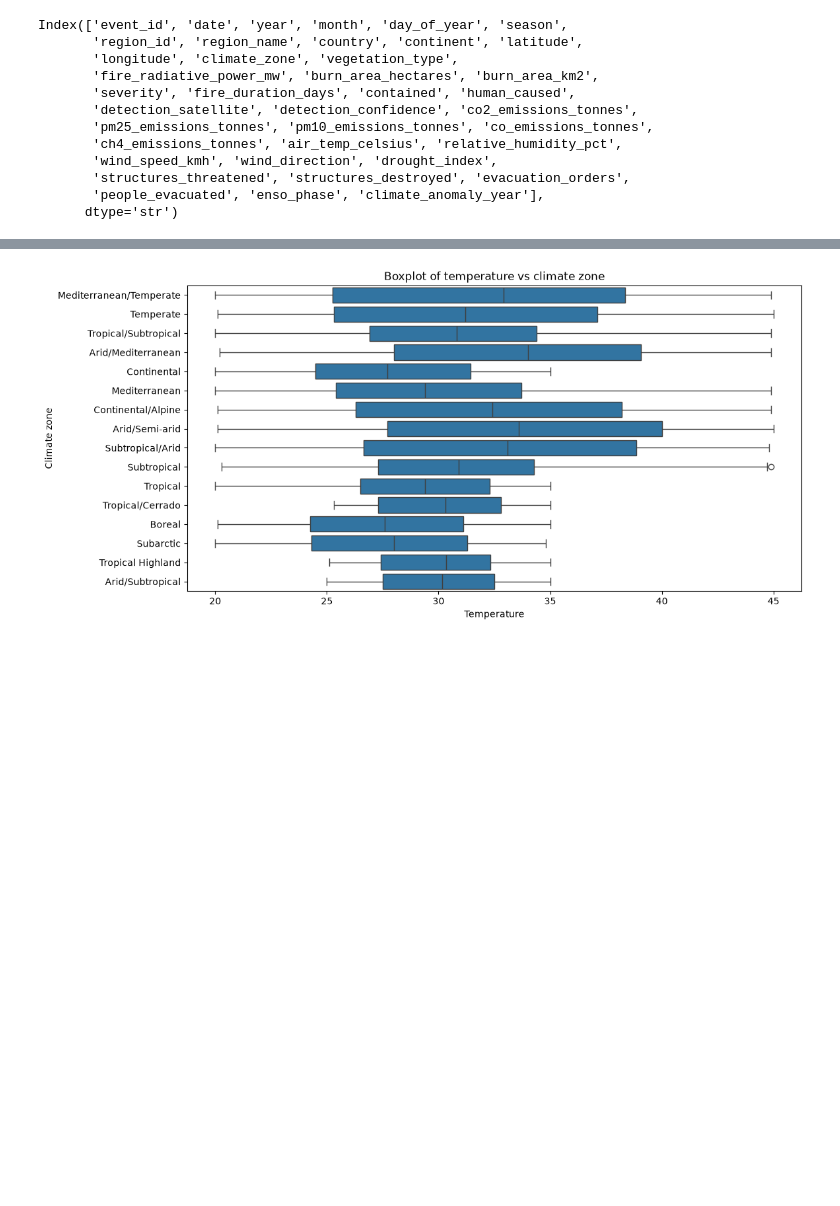
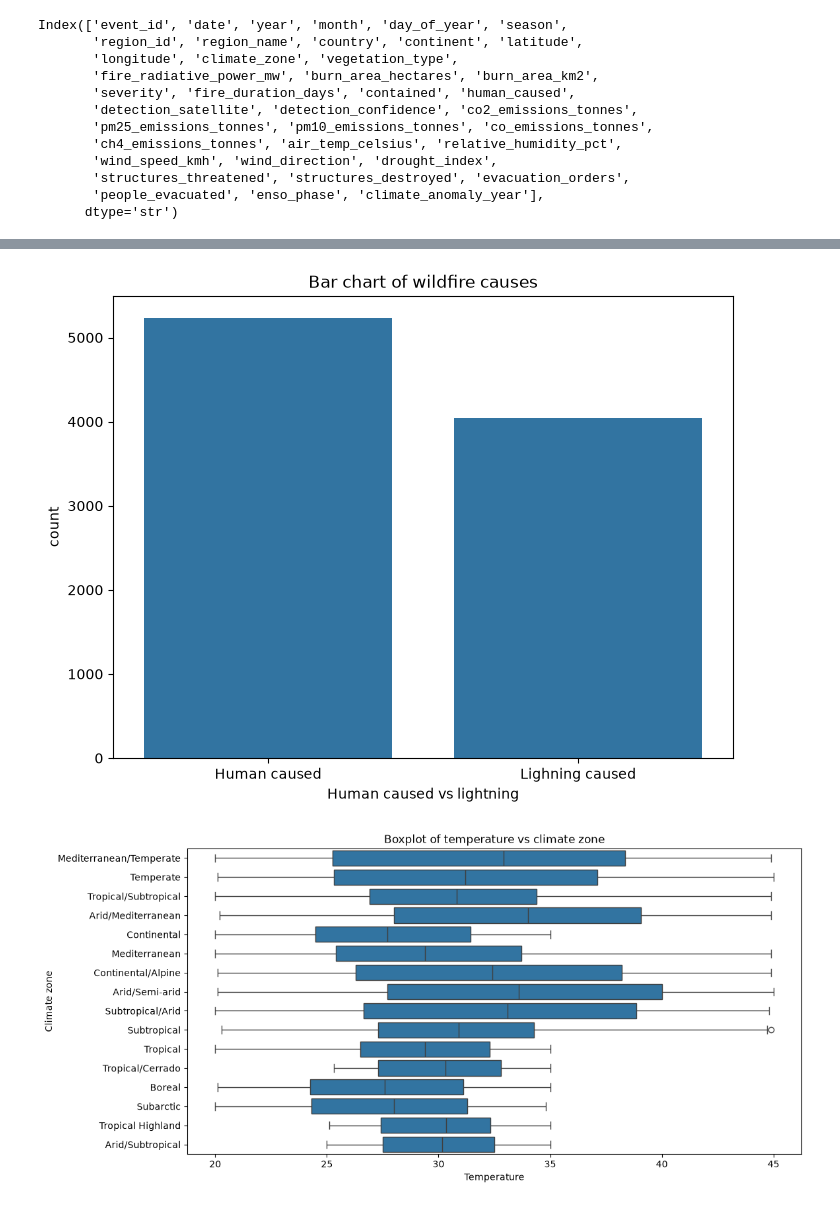
Before and after one commit to EdKinge/Wildfire-ML-Project, a Jupyter notebook: wildfire.ipynb, the cells around one changed output, grey strips where cells are left out. Saved outputs shown, nothing was run; the diff lists cells and outputs as text; code cells hidden in the pictures; blank space fills up the shorter version.

Commit message:
Human caused count plot

```diff
--- a/wildfire.ipynb
+++ b/wildfire.ipynb
@@ -69,6 +87,6 @@ from sklearn.preprocessing import LabelEncoder
 label_encoder = LabelEncoder()
 
 df['climate_zone_encoded'] = label_encoder.fit_transform(df['climate_zone'])
+df['human_caused_encoded'] = df['human_caused'].replace(1, "Human caused").replace(0, "Lighning caused")
 
-# print(df['climate_zone'].unique())
-# df['climate_zone_encoded'].unique()
+df['human_caused_encoded']
@@ -75,3 +106,14 @@ df['climate_zone_encoded'] = label_encoder.fit_transform(df['climate_zone'])
+# %%
+fig, ax = plt.subplots(figsize=(8,6))
+
+with plt.style.context('default'):
+
+    sns.countplot(x="human_caused_encoded", data=df)
+    ax.set(xlabel="Human caused vs lightning", ylabel="count", title="Bar chart of wildfire causes")
+
+plt.show()
+# %% [output]
+[figure, added]
 # %%
 climate_zones = df['climate_zone'].unique()
 
```
Also changed, not shown: parts of 3 cells of this notebook.
